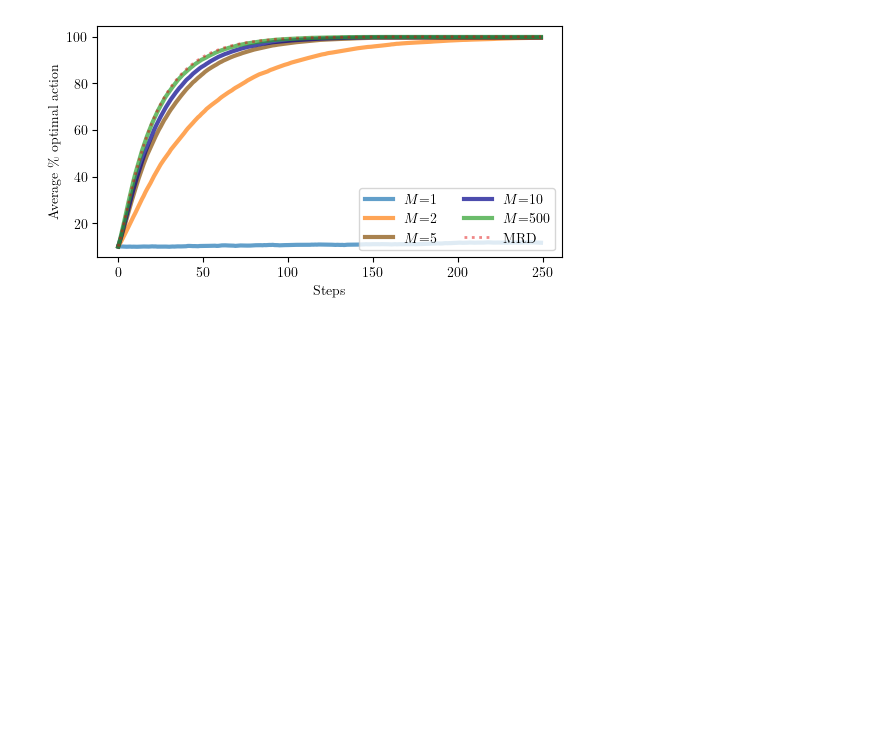
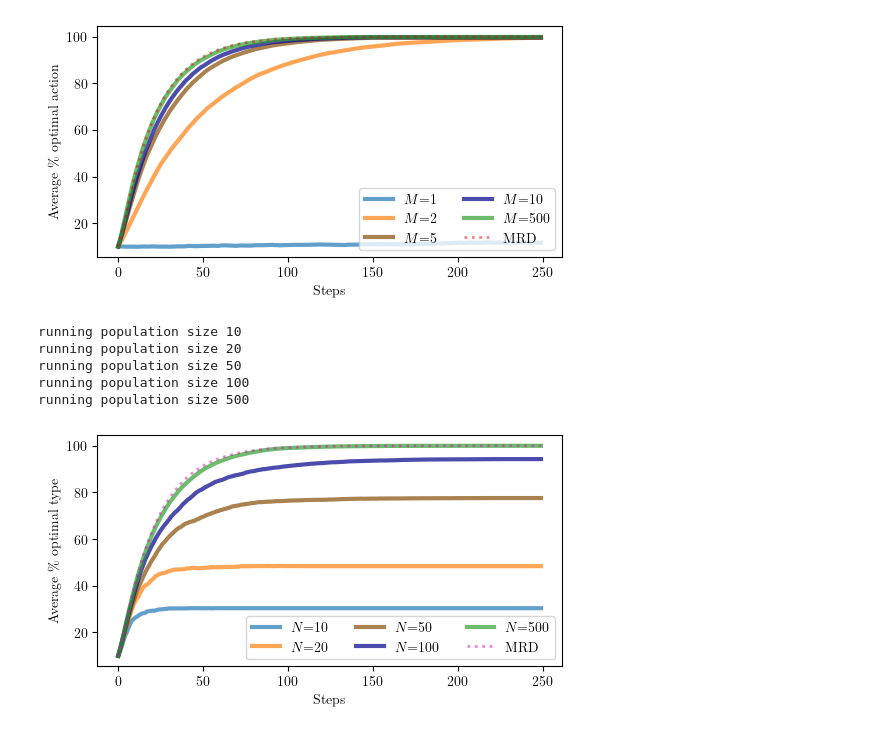
Before and after one commit to MISTLab/HiveMindRL, a Jupyter notebook: src/plots.ipynb, the cells around one changed output. Drawn from its saved outputs; the diff is of its cells as text; code cells hidden in the pictures; blank space fills up the shorter version.

```diff
--- a/src/plots.ipynb
+++ b/src/plots.ipynb
@@ -174,3 +178,83 @@ ax.legend(loc="lower right", fontsize=10, ncols=2)
 plt.savefig(f"wvr_with_many_nei_sizes.pdf", bbox_inches="tight", dpi=900)
 # %% [output]
 [figure]
+# %%
+population_sizes = [10, 20, 50, 100, 500]
+# population_sizes = [10, 1000]
+steps = 250
+seeds = 1000
+name = "evenly spaced"
+disjoint_neighbourhood = False
+use_neighbourhood = True
+device = "cpu"
+n_proc = 20
+bandit = BanditLinear(name=name)
+
+
+fig, ax = plt.subplots(1, 1, figsize=(6, 3))
+colors = ["#1f77b4", "#ff7f0e", "#854d05", "#00008b", "#2ca02c", "#e00e0e", "#e00ebd"]
+i = 0
+
+
+for population_size in population_sizes:
+    print(f"running population size {population_size}")
+    nei_size = population_size
+    _, optimal_action_wvr = run_parallel_simulation_wvr(
+        steps=steps,
+        population_size=population_size,
+        seeds=seeds,
+        neighbourhood_size=nei_size,
+        disjoint_neighbourhood=disjoint_neighbourhood,
+        use_neighbourhood=use_neighbourhood,
+        name=name,
+        n_proc=n_proc,
+        device=device,
+    )
+
+    ax.plot(
+        range(steps),
+        optimal_action_wvr.mean(axis=0) * 100,
+        label=r"$N$" f"={population_size}",
+        color=colors[i],
+        alpha=0.7,
+        linewidth=3,
+    )
+
+    # ax.fill_between(
+    #     range(steps),
+    #     optimal_action_wvr.mean(axis=0) * 100 - optimal_action_wvr.std(axis=0) * 100,
+    #     optimal_action_wvr.mean(axis=0) * 100 + optimal_action_wvr.std(axis=0) * 100,
+    #     color=colors[i],
+    #     alpha=0.2,
+    # )
+
+    i += 1
+
+# simulate MRD
+mean_rewards_mrd, optimal_population_mrd = replicator_dynamic(
+    1, bandit, steps, trd=False
+)
+ax.plot(
+    range(steps),
+    optimal_population_mrd * 100,
+    label="MRD",
+    color=colors[-1],
+    linestyle="dotted",
+    linewidth=2,
+    alpha=0.5,
+)
+
+ax.set_ylabel(r"Average $\%$ optimal type", fontsize=10)
+ax.set_xlabel("Steps", fontsize=10)
+ax.set_yticks([i for i in np.arange(20, 120, 20)])
+ax.set_yticklabels([f"{i}" for i in np.arange(20, 120, 20)], fontsize=10)
+ax.legend(loc="lower right", fontsize=10, ncols=3)
+
+plt.savefig(f"R_wvoter_scenario_evenly_spaced.pdf", bbox_inches="tight", dpi=900)
+# %% [output]
+running population size 10
+running population size 20
+running population size 50
+running population size 100
+running population size 500
+[figure, added]
```
Also changed, not shown: parts of 1 cell of this notebook, 3 other files.
